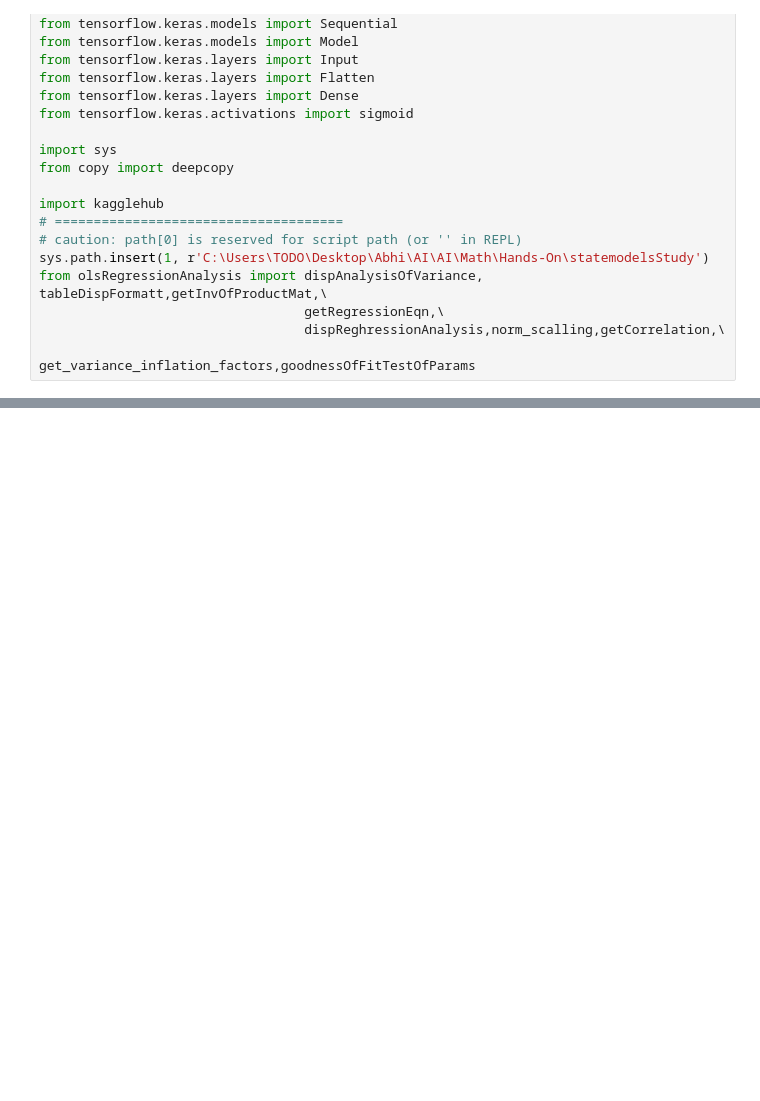
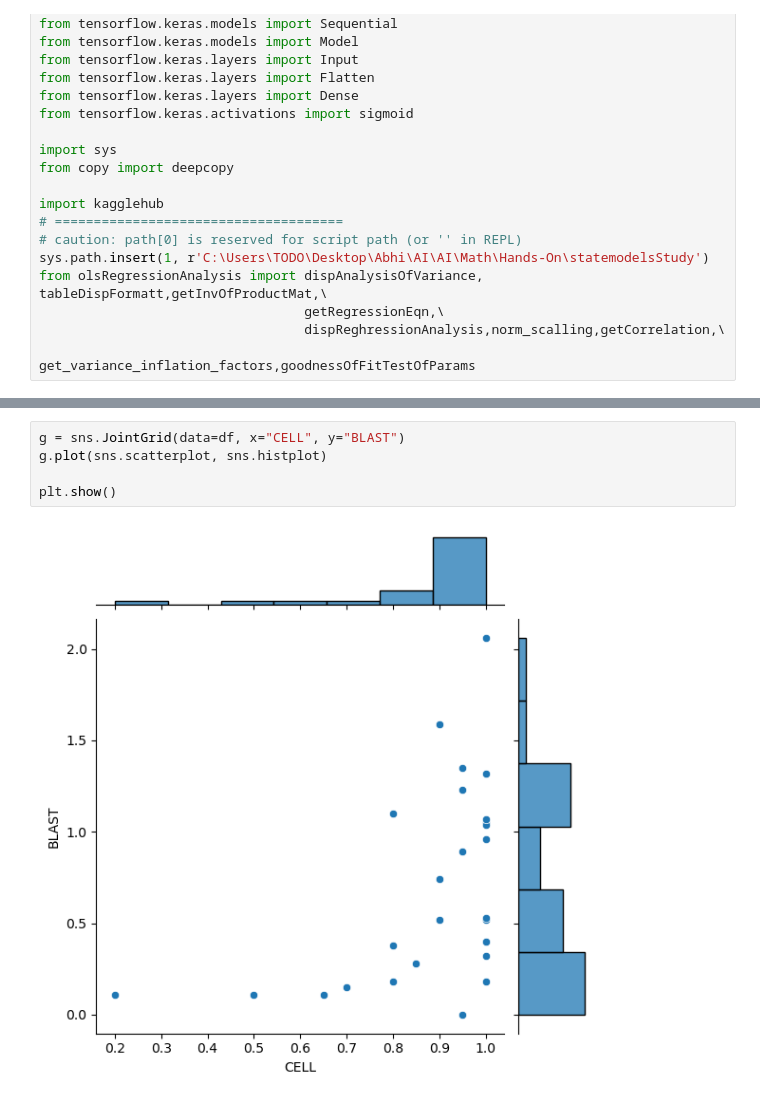
Before and after one commit to LKOBUI/stat_analysis, a Jupyter notebook: ML_Project/ProjectBasedOnClssifications/leukemia_remission/leukemia_remission.ipynb, the cells around one changed output, grey strips where cells are left out. Cells and saved outputs as stored; diff of their text form; blank space fills up the shorter version.

```diff
--- a/ML_Project/ProjectBasedOnClssifications/leukemia_remission/leukemia_remission.ipynb
+++ b/ML_Project/ProjectBasedOnClssifications/leukemia_remission/leukemia_remission.ipynb
@@ -194,0 +253,7 @@ shape X: (27, 7), Shape y: (27,)
+# %%
+g = sns.JointGrid(data=df, x="CELL", y="BLAST")
+g.plot(sns.scatterplot, sns.histplot)
+
+plt.show()
+# %% [output]
+[figure, added]
```
Also changed, not shown: parts of 109 cells of this notebook, 2 other files.
